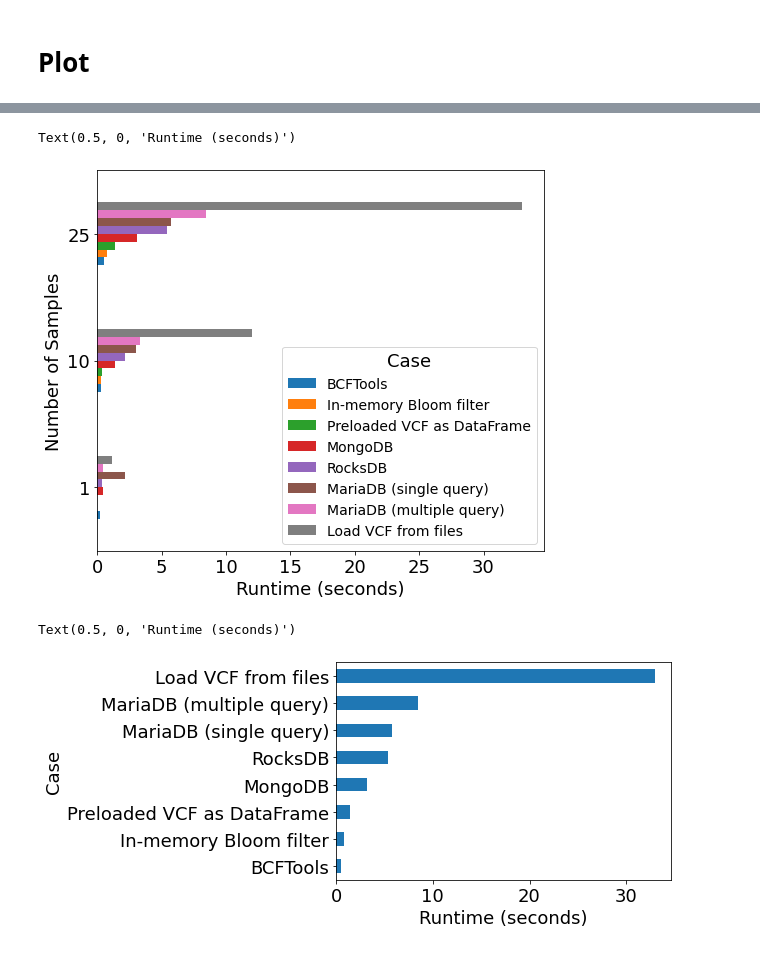
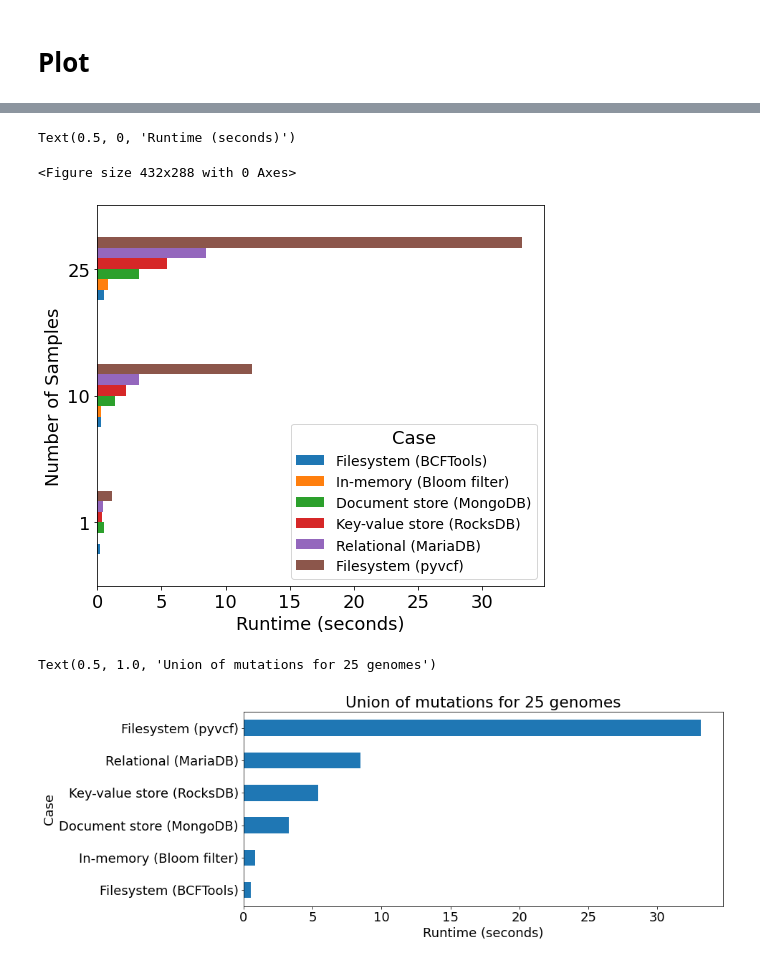
Before and after one commit to apetkau/thesis-data-simulation, a Jupyter notebook: jackalope/salmonella/test-load-vcf/test-load.ipynb, the cells around one changed output, grey strips where cells are left out. Drawn from its saved outputs; the diff is of its cells as text; code cells hidden in the pictures.

Commit message:
Saving time results table and figure

```diff
--- a/jackalope/salmonella/test-load-vcf/test-load.ipynb
+++ b/jackalope/salmonella/test-load-vcf/test-load.ipynb
@@ -581,0 +584,13 @@ Runtime (m+-s): 5.40 +- 0.03 seconds, iters 5, result {52154}
+# %%
+results_table = pd.read_csv('test-load-results-table.csv')
+rrt = results_table.replace({
+    'Load VCF from files': 'Filesystem (pyvcf)',
+    'MariaDB (multiple query)': 'Relational (MariaDB)',
+    'In-memory Bloom filter': 'In-memory (Bloom filter)',
+    'BCFTools': 'Filesystem (BCFTools)',
+    'MongoDB': 'Document store (MongoDB)',
+    'RocksDB': 'Key-value store (RocksDB)',
+})
+rrt = rrt[~rrt['Case'].isin(['Preloaded VCF as DataFrame', 'MariaDB (single query)'])]
+results_table = rrt
+results_table
@@ -595,10 +628,12 @@ axes = reordered_table.plot(kind='barh', figsize=(8,7))
 axes.set_xlabel('Runtime (seconds)')
 # %% [output]
 Text(0.5, 0, 'Runtime (seconds)')
+<Figure size 432x288 with 0 Axes>
-[figure, old version]
+[figure, new version]
 # %%
-axes = reordered_table.loc[25].sort_values().plot(kind='barh')
+axes = reordered_table.loc[25].sort_values().plot(kind='barh', figsize=(12,5))
 axes.set_xlabel('Runtime (seconds)')
+axes.set_title('Union of mutations for 25 genomes')
 # %% [output]
-Text(0.5, 0, 'Runtime (seconds)')
+Text(0.5, 1.0, 'Union of mutations for 25 genomes')
-[figure, old version]
+[figure, new version]
```
Also changed, not shown: parts of 16 cells of this notebook, 1 other file.
